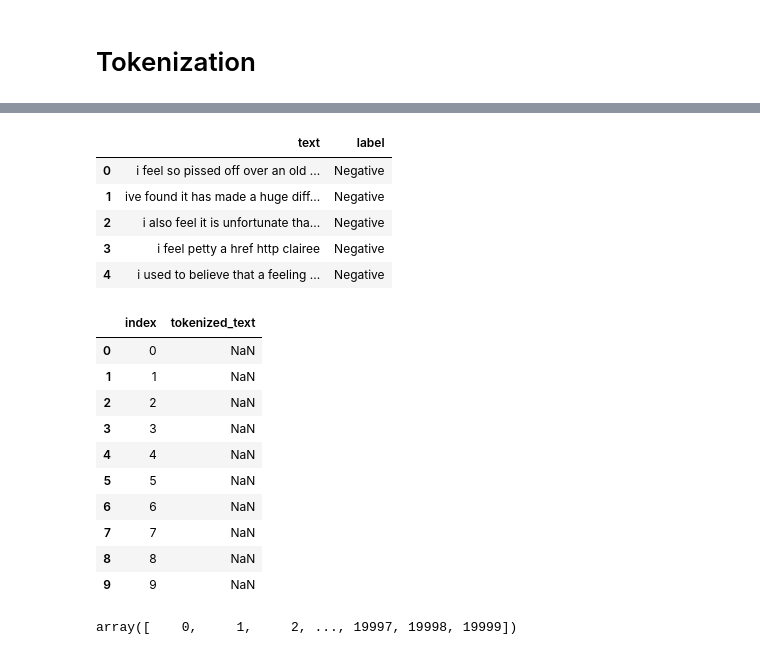
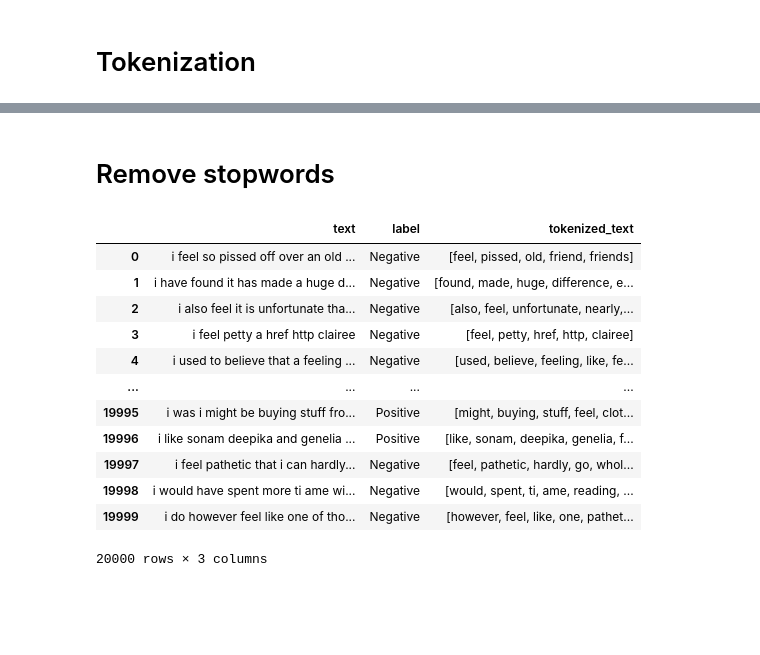
Before and after one commit to JoelOscarsson/rnn-assignment, a Jupyter notebook: rnn-assignment.ipynb, the cells around one changed output, grey strips where cells are left out. Cells and saved outputs as stored; diff of their text form; code cells hidden in the pictures; blank space fills up the shorter version.

Commit message:
splitted up the data next up is construct the RNN

```diff
--- a/rnn-assignment.ipynb
+++ b/rnn-assignment.ipynb
@@ -41,10 +59,13 @@ print(len(stopwords_default))
 # %%
-FILE = "./data/emotions.csv"
+def get_separator():
+    """ Returns a separator """
+    print("======================================================")
+
 
 def get_file():
     """ Get the file and return it as a pandas dataframe"""
     data = pd.read_csv(FILE)
-    pd.set_option('display.max_colwidth', 100) # too be able to see more of the text
+    pd.set_option('display.max_colwidth', 200) # too be able to see more of the text
     return data
 # %%
 get_file()
@@ -125,0 +230,2 @@ So the dataset is not balanced. So this might be an issue that might need to be
+# %% [markdown]
+# Remove stopwords
@@ -126,46 +241,16 @@ So the dataset is not balanced. So this might be an issue that might need to be
 # %%
-df.head()
+df
 # %% [output]
-|  | text | label |
-| 0 | i feel so pissed off over an old ... | Negative |
-| 1 | ive found it has made a huge diff... | Negative |
-| 2 | i also feel it is unfortunate tha... | Negative |
-| 3 | i feel petty a href http clairee | Negative |
-| 4 | i used to believe that a feeling ... | Negative |
+|  | text | label | tokenized_text |
+| 0 | i feel so pissed off over an old ... | Negative | [feel, pissed, old, friend, friends] |
+| 1 | i have found it has made a huge d... | Negative | [found, made, huge, difference, e... |
+| 2 | i also feel it is unfortunate tha... | Negative | [also, feel, unfortunate, nearly,... |
+| 3 | i feel petty a href http clairee | Negative | [feel, petty, href, http, clairee] |
+| 4 | i used to believe that a feeling ... | Negative | [used, believe, feeling, like, fe... |
+| ... | ... | ... | ... |
+| 19995 | i was i might be buying stuff fro... | Positive | [might, buying, stuff, feel, clot... |
+| 19996 | i like sonam deepika and genelia ... | Positive | [like, sonam, deepika, genelia, f... |
+| 19997 | i feel pathetic that i can hardly... | Negative | [feel, pathetic, hardly, go, whol... |
+| 19998 | i would have spent more ti ame wi... | Negative | [would, spent, ti, ame, reading, ... |
+| 19999 | i do however feel like one of tho... | Negative | [however, feel, like, one, pathet... |
+20000 rows × 3 columns
-# %%
-def tokenize(df):
-    """
-    strip and tokenize the text
-
-    RETURNS: df with tokenized text, each index corresponds to list of tokens from same review
-    """
-
-    # strips to lowercase, removes punctuation and whitespace
-    df['text'] = df['text'].apply(lambda text: ''.join(case.lower() for case in text if not case.isalpha() or case.isspace()).strip())
-
-    # tokenizes the text
-    df['tokenized_text'] = df['text'].apply(lambda row: nltk.word_tokenize(row))
-
-    return df
-
-text = tokenize(df)
-new_df = pd.DataFrame({'tokenized_text': text['tokenized_text']})
-
-tokenized_text = new_df['tokenized_text'].explode().reset_index()
-
-
-display(tokenized_text.head(10))
-display(tokenized_text['index'].unique())
-# %% [output]
-|  | index | tokenized_text |
-| 0 | 0 | NaN |
-| 1 | 1 | NaN |
-| 2 | 2 | NaN |
-| 3 | 3 | NaN |
-| 4 | 4 | NaN |
-| 5 | 5 | NaN |
-| 6 | 6 | NaN |
-| 7 | 7 | NaN |
-| 8 | 8 | NaN |
-| 9 | 9 | NaN |
-array([    0,     1,     2, ..., 19997, 19998, 19999])
```
Also changed, not shown: parts of 29 cells of this notebook, 1 other file.
